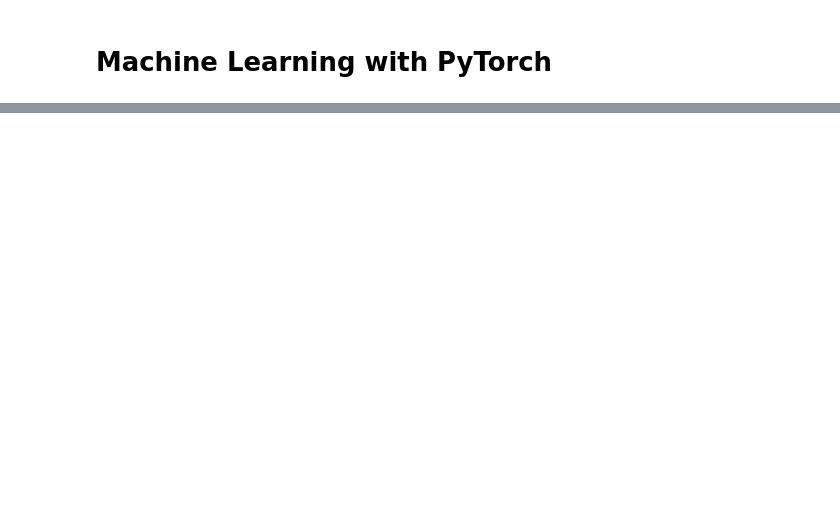
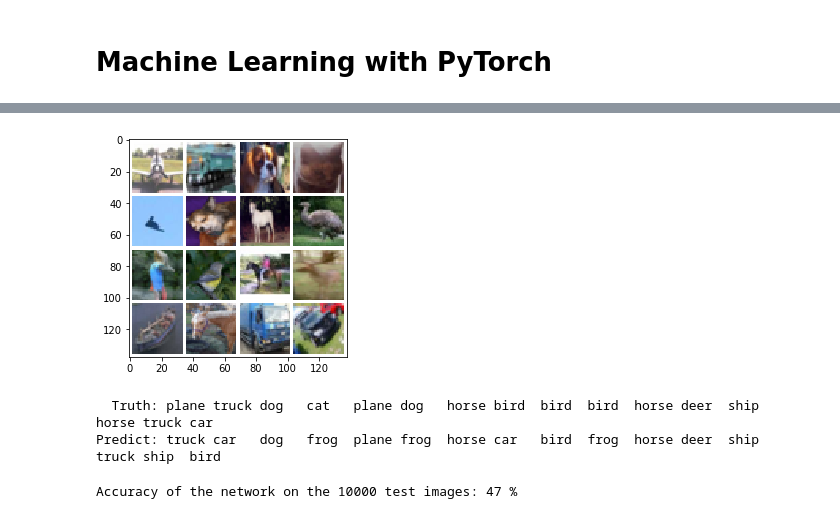
Before and after one commit to DavidMertz/PyTorch-webinar, a Jupyter notebook: NetworkExamples_1.ipynb, the cells around one changed output, grey strips where cells are left out. Drawn from its saved outputs; the diff is of its cells as text; code cells hidden in the pictures; blank space fills up the shorter version.

Commit message:
Making progress on NetworkExamples

```diff
--- a/NetworkExamples_1.ipynb
+++ b/NetworkExamples_1.ipynb
@@ -39,0 +119,23 @@ if torch.cuda.is_available():
+# %%
+class Flatten(Module):
+    def __init__(self, shape):
+        super().__init__()
+        self.shape = shape
+
+    def forward(self, x):
+        return x.view(-1, self.shape)
+
+    def __repr__(self):
+        return f"{self.__class__.__name__}({self.shape})"
+# %%
+model = Sequential(
+    Conv2d(3, 6, 5),
+    MaxPool2d(2, 2),
+    Conv2d(6, 16, 5),
+    MaxPool2d(2, 2),
+    Flatten(400),
+    Linear(400, 120),
+    Linear(120, 84),
+    Linear(84, 10)
+).to(device)
+model
@@ -39,0 +195,33 @@ if torch.cuda.is_available():
+# %%
+dataiter = iter(testloader)
+# %%
+images, labels = dataiter.next()
+
+# Print images and ground truth
+imshow(images)
+print('  Truth:', ''.join(f'{classes[labels[j]]:6}' for j in range(batch_size)))
+
+# The predictions
+outputs = model(images.to(device))
+_, predict = torch.max(outputs.data, 1)
+print('Predict:', ''.join(f'{classes[predict[j]]:6}' for j in range(batch_size)))
+# %% [output]
+[figure, added]
+  Truth: plane truck dog   cat   plane dog   horse bird  bird  bird  horse deer  ship  horse truck car
+Predict: truck car   dog   frog  plane frog  horse car   bird  frog  horse deer  ship  truck ship  bird
+# %%
+correct = 0
+total = 0
+with torch.no_grad():
+    for data in testloader:
+        images, labels = data
+        images, labels = images.to(device), labels.to(device)
+        outputs = model(images)
+        _, predicted = torch.max(outputs.data, 1)
+        total += labels.size(0)
+        correct += (predicted == labels).sum().item()
+
+print('Accuracy of the network on the 10000 test images: %d %%' % (
+    100 * correct / total))
+# %% [output]
+Accuracy of the network on the 10000 test images: 47 %
```
Also changed, not shown: parts of 11 cells of this notebook, 3 other files.
